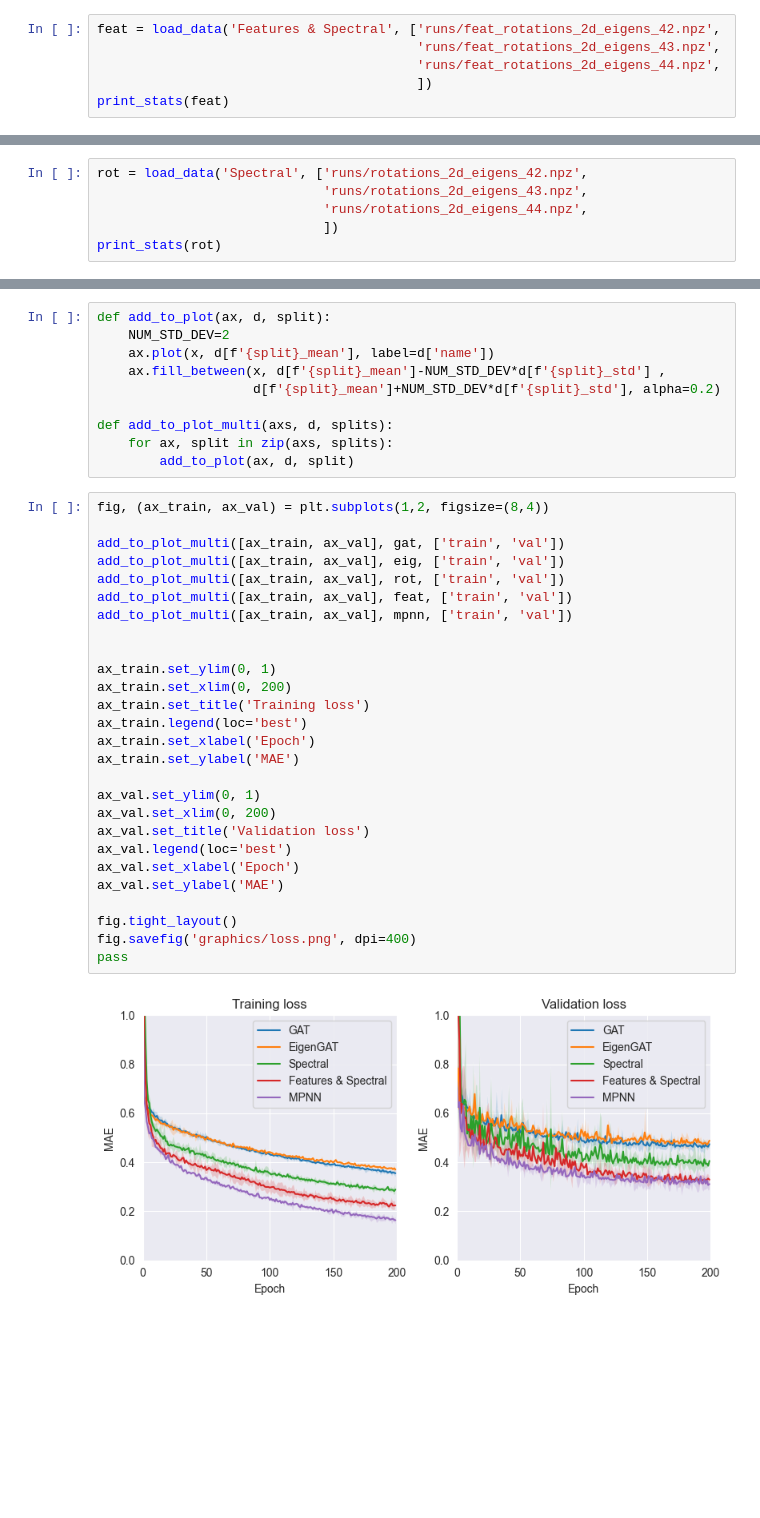
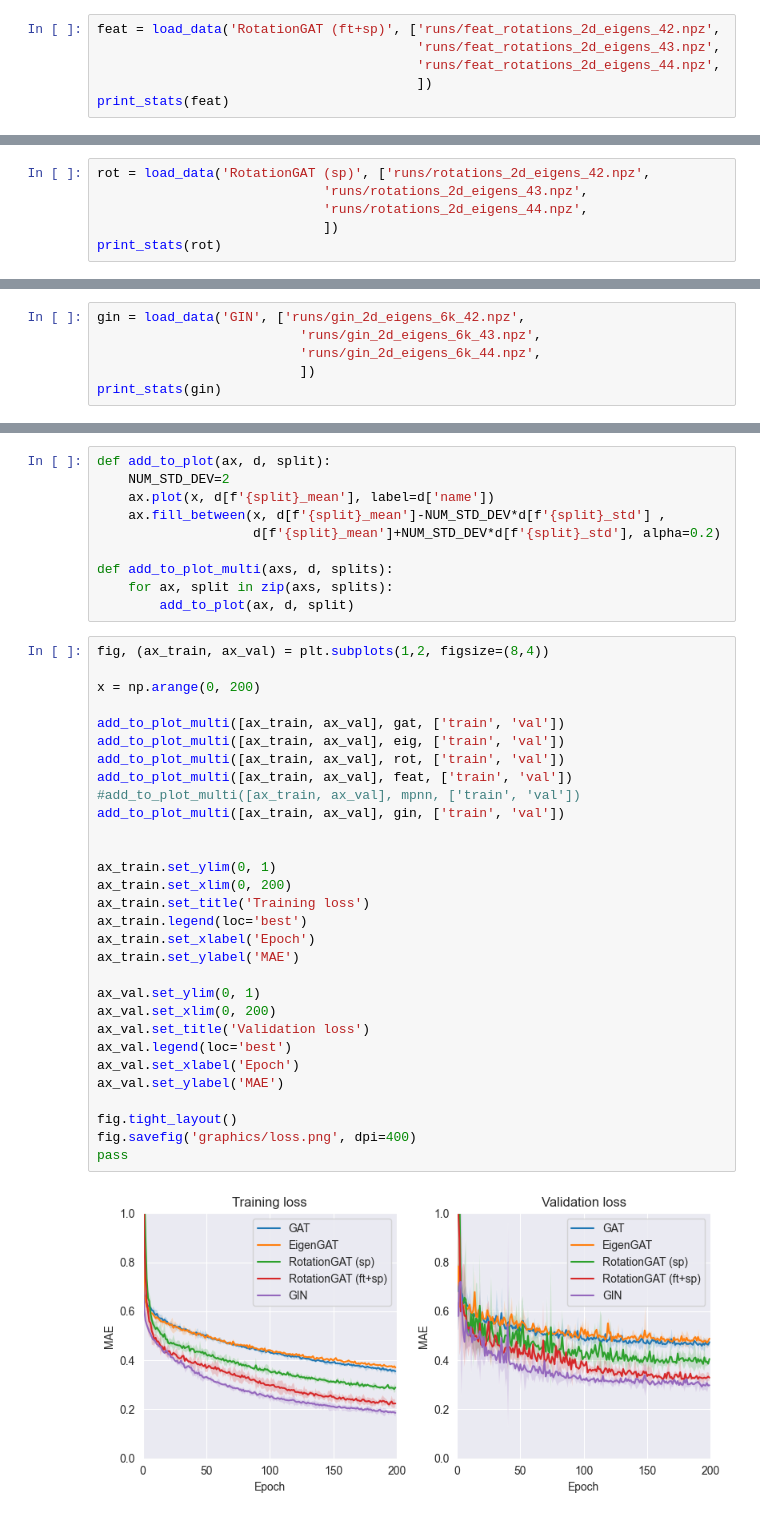
Before and after one commit to mirjanic/gnn_curvature, a Jupyter notebook: plot_results.ipynb, the cells around one changed output, grey strips where cells are left out. Saved outputs shown, nothing was run; the diff lists cells and outputs as text; blank space fills up the shorter version.

Commit message:
Lots of new tests and new plots

```diff
--- a/plot_results.ipynb
+++ b/plot_results.ipynb
@@ -25,5 +23,5 @@ x = np.arange(0, 200)
 # %%
-feat = load_data('Features & Spectral', ['runs/feat_rotations_2d_eigens_42.npz',
+feat = load_data('RotationGAT (ft+sp)', ['runs/feat_rotations_2d_eigens_42.npz',
                                          'runs/feat_rotations_2d_eigens_43.npz',
                                          'runs/feat_rotations_2d_eigens_44.npz',
                                          ])
@@ -33,5 +31,5 @@ Loss for Features & Spectral is 0.2970+-0.0098
 # %%
-rot = load_data('Spectral', ['runs/rotations_2d_eigens_42.npz',
+rot = load_data('RotationGAT (sp)', ['runs/rotations_2d_eigens_42.npz',
                              'runs/rotations_2d_eigens_43.npz',
                              'runs/rotations_2d_eigens_44.npz',
                              ])
@@ -62,0 +62,6 @@ Loss for MPNN is 0.2959+-0.0053
+# %%
+gin = load_data('GIN', ['runs/gin_2d_eigens_6k_42.npz',
+                          'runs/gin_2d_eigens_6k_43.npz',
+                          'runs/gin_2d_eigens_6k_44.npz',
+                          ])
+print_stats(gin)
@@ -72,30 +79,33 @@ def add_to_plot_multi(axs, d, splits):
         add_to_plot(ax, d, split)
 # %%
 fig, (ax_train, ax_val) = plt.subplots(1,2, figsize=(8,4))
+
+x = np.arange(0, 200)
 
 add_to_plot_multi([ax_train, ax_val], gat, ['train', 'val'])
 add_to_plot_multi([ax_train, ax_val], eig, ['train', 'val'])
 add_to_plot_multi([ax_train, ax_val], rot, ['train', 'val'])
 add_to_plot_multi([ax_train, ax_val], feat, ['train', 'val'])
-add_to_plot_multi([ax_train, ax_val], mpnn, ['train', 'val'])
+#add_to_plot_multi([ax_train, ax_val], mpnn, ['train', 'val'])
+add_to_plot_multi([ax_train, ax_val], gin, ['train', 'val'])
 
 
 ax_train.set_ylim(0, 1)
 ax_train.set_xlim(0, 200)
 ax_train.set_title('Training loss')
 ax_train.legend(loc='best')
 ax_train.set_xlabel('Epoch')
 ax_train.set_ylabel('MAE')
 
 ax_val.set_ylim(0, 1)
 ax_val.set_xlim(0, 200)
 ax_val.set_title('Validation loss')
 ax_val.legend(loc='best')
 ax_val.set_xlabel('Epoch')
 ax_val.set_ylabel('MAE')
 
 fig.tight_layout()
 fig.savefig('graphics/loss.png', dpi=400)
 pass
 # %% [output]
-[figure, old version]
+[figure, new version]
```
Also changed, not shown: parts of 15 cells of this notebook, 59 other files.
